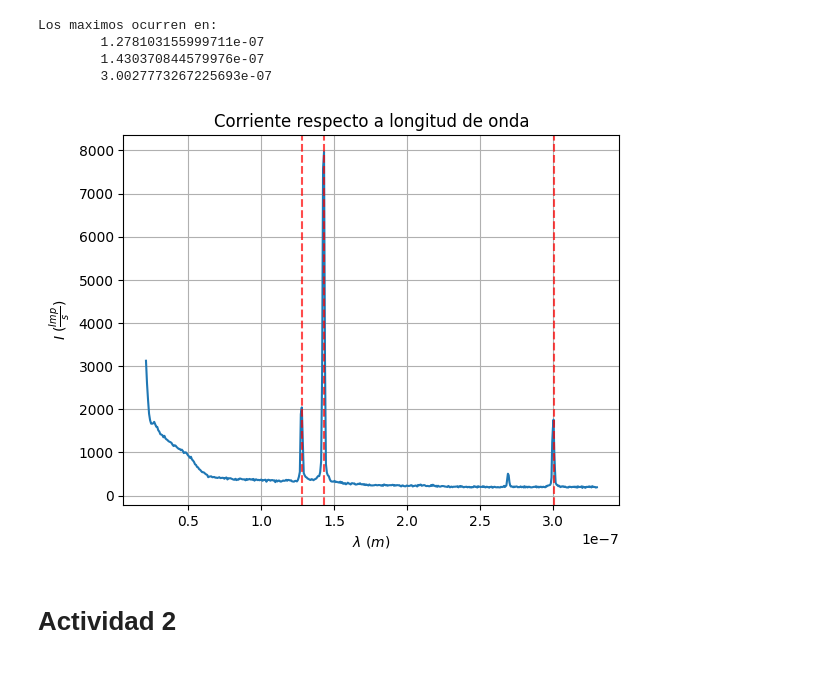
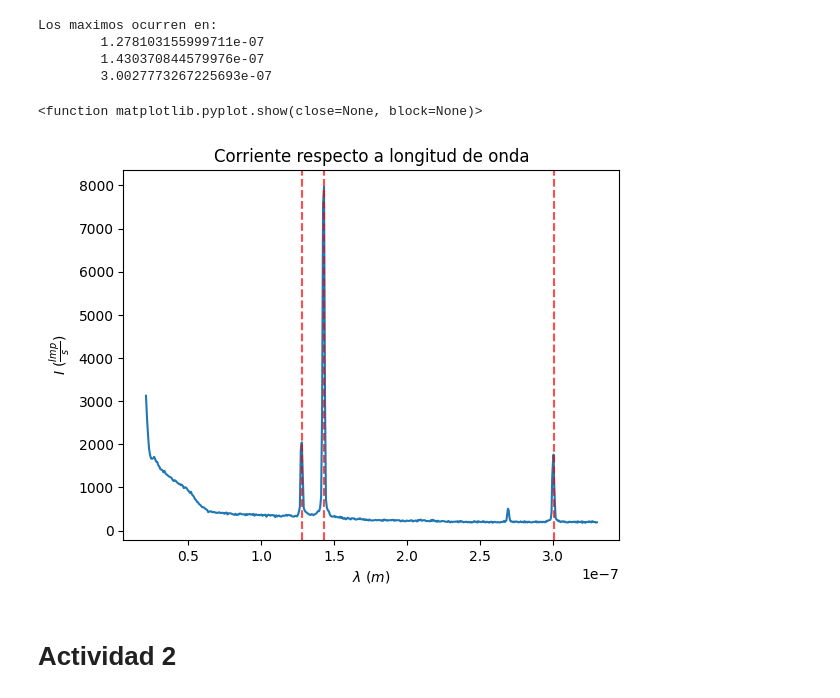
Before and after one commit to S1e7J/Data-LabIntermedio, a Jupyter notebook: RayosX/Procesamiento.ipynb, the cells around one changed output. Saved outputs shown, nothing was run; the diff lists cells and outputs as text; code cells hidden in the pictures.

Commit message:
Removing Grid Thu Dec  4 01:34:51 PM -05 2025

```diff
--- a/RayosX/Procesamiento.ipynb
+++ b/RayosX/Procesamiento.ipynb
@@ -54,17 +54,18 @@ Los maximos ocurren en:
 # %%
 plt.plot(data_actividad_1["lambda/m"], data_actividad_1["R(35kV)/Imp/s"])
 
 for idx in local_maxs:
     if idx < len(data_actividad_1):  # Verificar que el índice sea válido
         x_val = data_actividad_1["lambda/m"].iloc[idx]
         plt.axvline(x=x_val, color='red', linestyle='--', alpha=0.7,
                    label='Máximo local' if idx == local_maxs[0] else "")
 plt.title("Corriente respecto a longitud de onda")
 plt.xlabel(r"$\lambda$ ($m$)")
 plt.ylabel(r"$I$ ($\frac{Imp}{s}$)")
-plt.grid(False)
+plt.show
 # %% [output]
+<function matplotlib.pyplot.show(close=None, block=None)>
-[figure, old version]
+[figure, new version]
 # %% [markdown]
 # Actividad 2
 # %%
```
Also changed, not shown: parts of 4 cells of this notebook.
